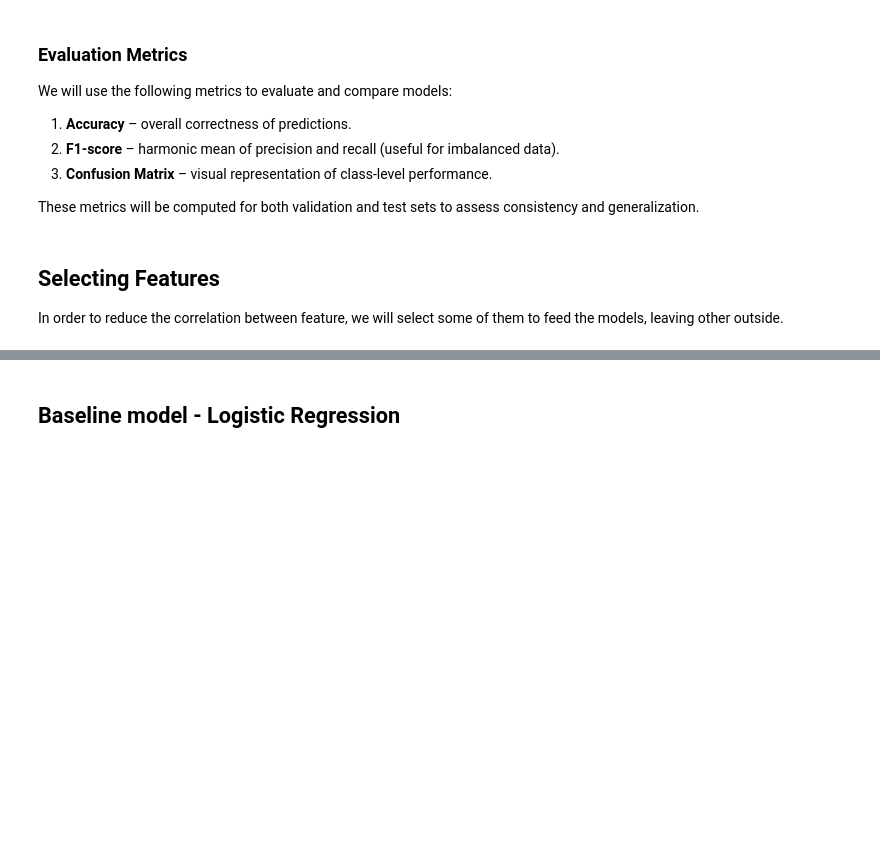
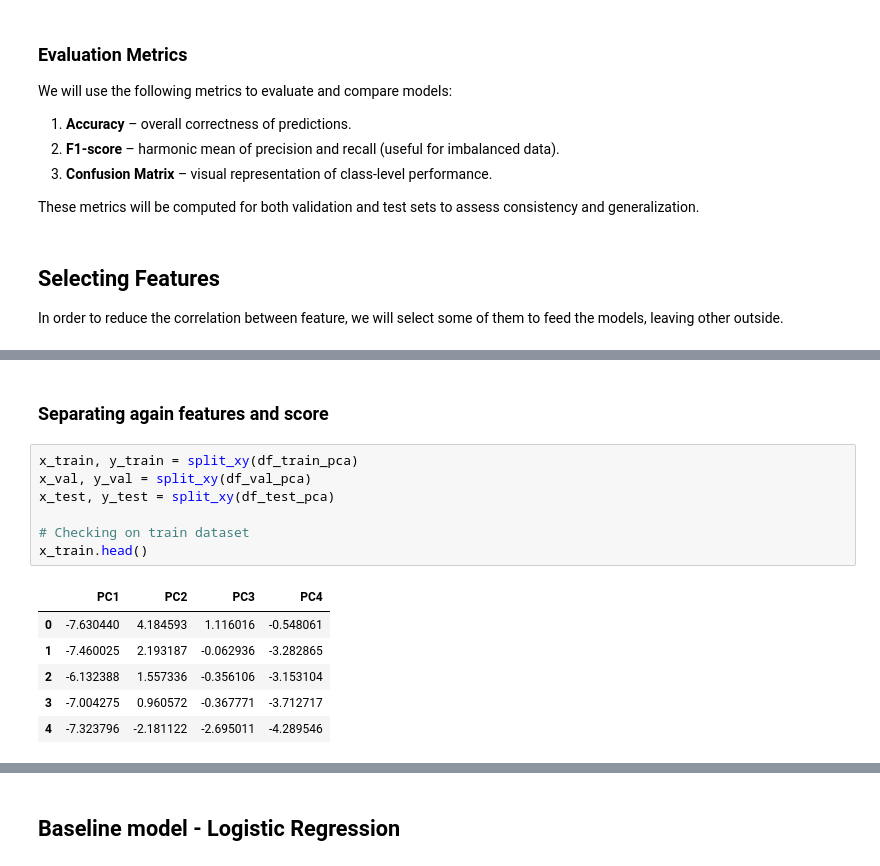
Before and after one commit to beatrizbsperes/Droughts-Predictions-with-Machine-Learning, a Jupyter notebook: delivers/251119_milistone2.ipynb, the cells around one changed output, grey strips where cells are left out. Saved outputs shown, nothing was run; the diff lists cells and outputs as text; blank space fills up the shorter version.

```diff
--- a/delivers/251119_milistone2.ipynb
+++ b/delivers/251119_milistone2.ipynb
@@ -1007,0 +1034,16 @@ KeyError: "['fips'] not found in axis"
+# %% [markdown]
+### Separating again features and score
+# %%
+x_train, y_train = split_xy(df_train_pca)
+x_val, y_val = split_xy(df_val_pca)
+x_test, y_test = split_xy(df_test_pca)
+
+# Checking on train dataset
+x_train.head()
+# %% [output]
+|  | PC1 | PC2 | PC3 | PC4 |
+| 0 | -7.630440 | 4.184593 | 1.116016 | -0.548061 |
+| 1 | -7.460025 | 2.193187 | -0.062936 | -3.282865 |
+| 2 | -6.132388 | 1.557336 | -0.356106 | -3.153104 |
+| 3 | -7.004275 | 0.960572 | -0.367771 | -3.712717 |
+| 4 | -7.323796 | -2.181122 | -2.695011 | -4.289546 |
```
Also changed, not shown: parts of 21 cells of this notebook.
